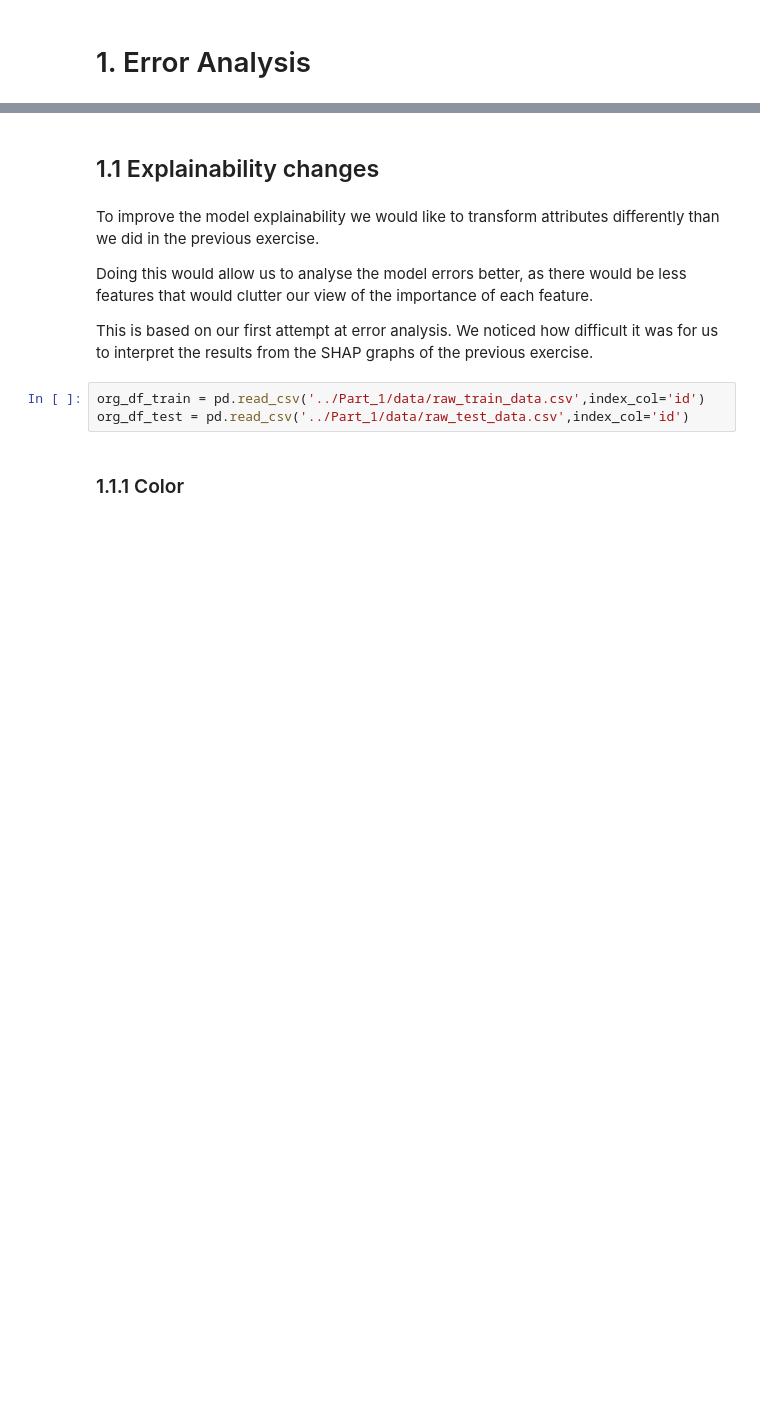
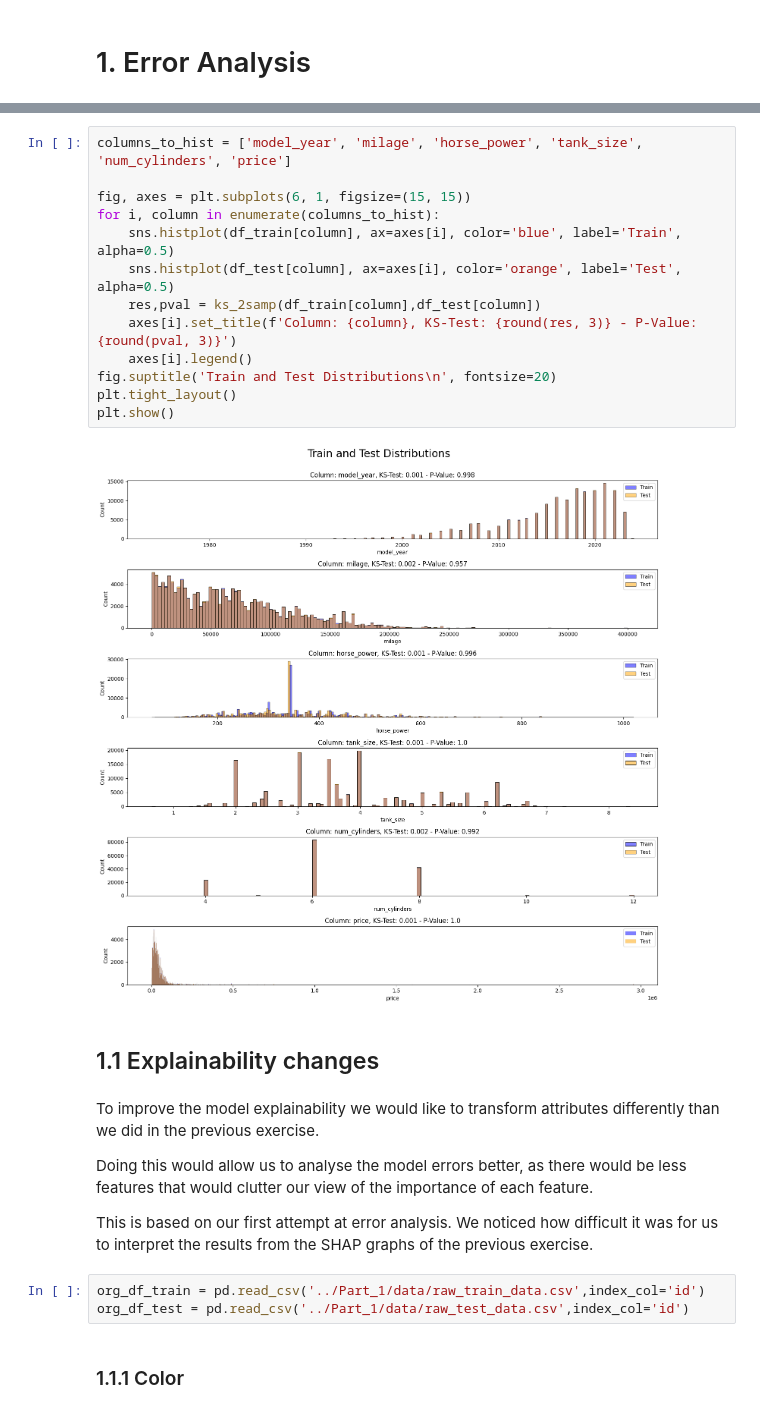
Before and after one commit to YaelDahariBIU/Tabular-Data, a Jupyter notebook: Part_2/part_2.ipynb, the cells around one changed output, grey strips where cells are left out. Cells and saved outputs as stored; diff of their text form; blank space fills up the shorter version.

Commit message:
Plot of distributions, completed colors change

```diff
--- a/Part_2/part_2.ipynb
+++ b/Part_2/part_2.ipynb
@@ -60,3 +75,18 @@ df_test.head()
+# %%
+columns_to_hist = ['model_year', 'milage', 'horse_power', 'tank_size', 'num_cylinders', 'price']
+
+fig, axes = plt.subplots(6, 1, figsize=(15, 15))
+for i, column in enumerate(columns_to_hist):
+    sns.histplot(df_train[column], ax=axes[i], color='blue', label='Train', alpha=0.5)
+    sns.histplot(df_test[column], ax=axes[i], color='orange', label='Test', alpha=0.5)
+    res,pval = ks_2samp(df_train[column],df_test[column])
+    axes[i].set_title(f'Column: {column}, KS-Test: {round(res, 3)} - P-Value: {round(pval, 3)}')
+    axes[i].legend()
+fig.suptitle('Train and Test Distributions\n', fontsize=20)
+plt.tight_layout()
+plt.show()
+# %% [output]
+[figure, added]
 # %% [markdown]
 ## 1.1 Explainability changes
 # %% [markdown]
```
Also changed, not shown: parts of 22 cells of this notebook.
